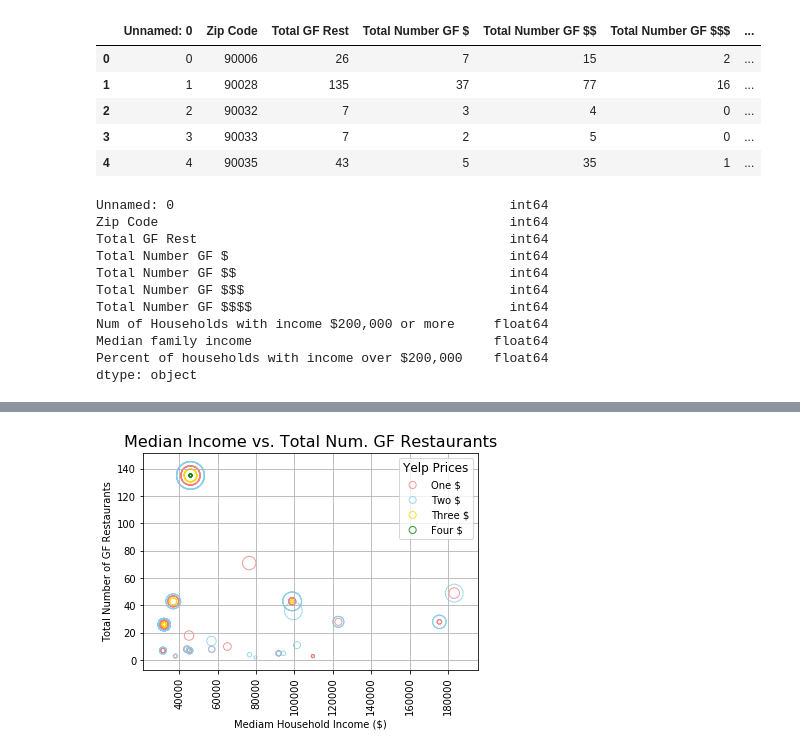
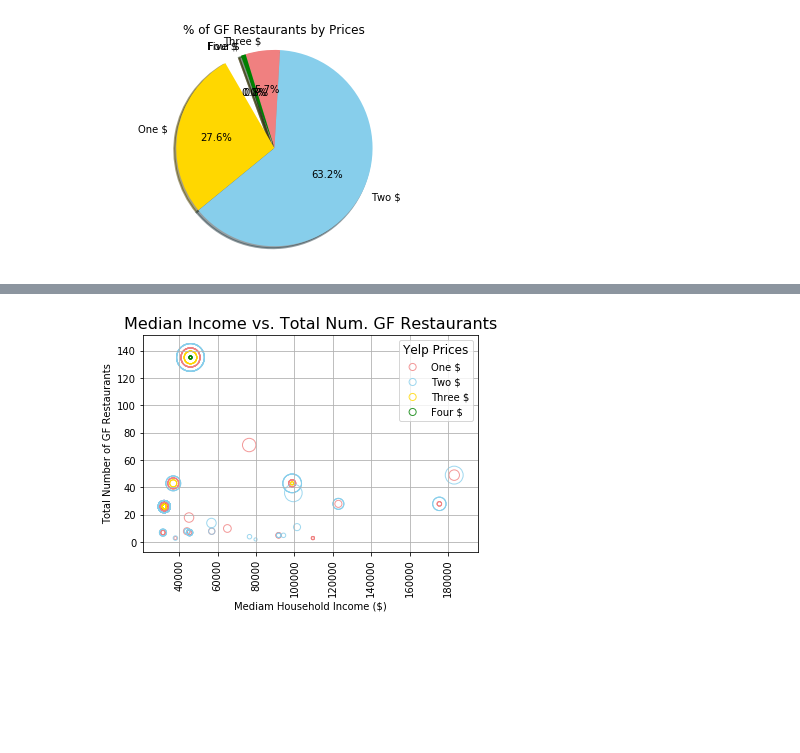
Before and after one commit to connie-hu/DataViz_Project, a Jupyter notebook: Question 1 Part 1.ipynb, the cells around one changed output, grey strips where cells are left out. Drawn from its saved outputs; the diff is of its cells as text; code cells hidden in the pictures; blank space fills up the shorter version.

Commit message:
added Question 1 code and chart results.

```diff
--- a/Question 1 Part 1.ipynb
+++ b/Question 1 Part 1.ipynb
@@ -115,24 +36,38 @@ plt.show()
-# %%
-finalMergedDataDF.sort_values(by='Median family income', ascending=True)
-finalMergedDataDF.head()
-# %% [output]
-|  | Unnamed: 0 | Zip Code | Total GF Rest | Total Number GF $ | Total Number GF $$ | Total Number GF $$$ | ... |
-| 0 | 0 | 90006 | 26 | 7 | 15 | 2 | ... |
-| 1 | 1 | 90028 | 135 | 37 | 77 | 16 | ... |
-| 2 | 2 | 90032 | 7 | 3 | 4 | 0 | ... |
-| 3 | 3 | 90033 | 7 | 2 | 5 | 0 | ... |
-| 4 | 4 | 90035 | 43 | 5 | 35 | 1 | ... |
-# %%
-finalMergedDataDF.dtypes
-# %% [output]
-Unnamed: 0                                           int64
-Zip Code                                             int64
-Total GF Rest                                        int64
-Total Number GF $                                    int64
-Total Number GF $$                                   int64
-Total Number GF $$$                                  int64
-Total Number GF $$$$                                 int64
-Num of Households with income $200,000 or more     float64
-Median family income                               float64
-Percent of households with income over $200,000    float64
-dtype: object
+# %%
+# Pie Chart of Total GF Restaurants by Price
+
+gfAllNonNA = yelpIncomeMerge.dropna(how='any')
+gfAllNonNA
+
+gfAllTotal = gfAllNonNA['GF_Total'].sum()
+gfAllTotal
+
+gfPrice1 = gfAllNonNA['GF_Price_1'].sum()
+gfPrice1
+
+gfPrice2 = gfAllNonNA['GF_Price_2'].sum()
+gfPrice2
+
+gfPrice3 = gfAllNonNA['GF_Price_3'].sum()
+gfPrice3
+
+gfPrice4 = gfAllNonNA['GF_Price_4'].sum()
+gfPrice4
+
+gfPrice5 = gfAllNonNA['GF_Price_0'].sum()
+gfPrice5
+
+prices = ['One $','Two $','Three $', 'Four $', 'Five $']
+gfPriceCount = [gfPrice1,gfPrice2,gfPrice3,gfPrice4,gfPrice5]
+percentPrices = gfPriceCount/gfAllTotal
+
+# Build Pie Chart
+plt.title("% of GF Restaurants by Prices")
+plt.pie(percentPrices, explode=(0,0,0,0,0), labels=prices, colors=["gold", "skyblue", "lightcoral", "green","orange"],
+        autopct="%1.1f%%", shadow=True, startangle=120,
+       wedgeprops={'linewidth':2})
+plt.axis("equal")
+plt.savefig('GF Restaurants PieChart.png')
+plt.show()
+# %% [output]
+[figure, added]
```
Also changed, not shown: parts of 21 cells of this notebook, 3 other files.
